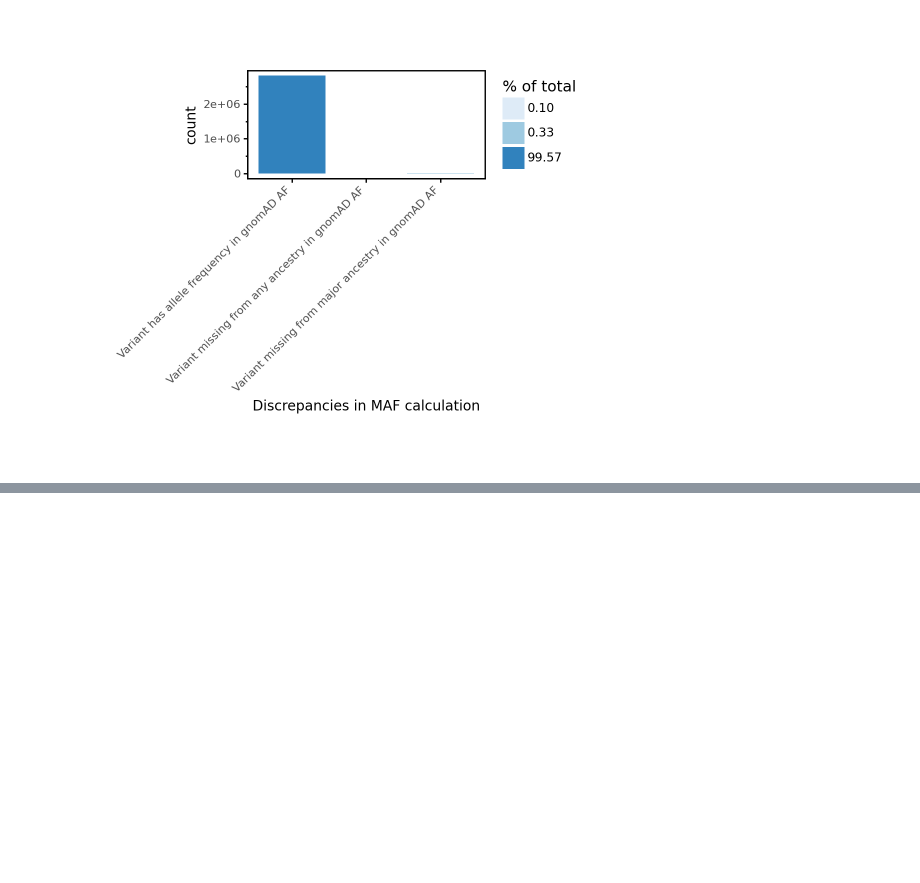
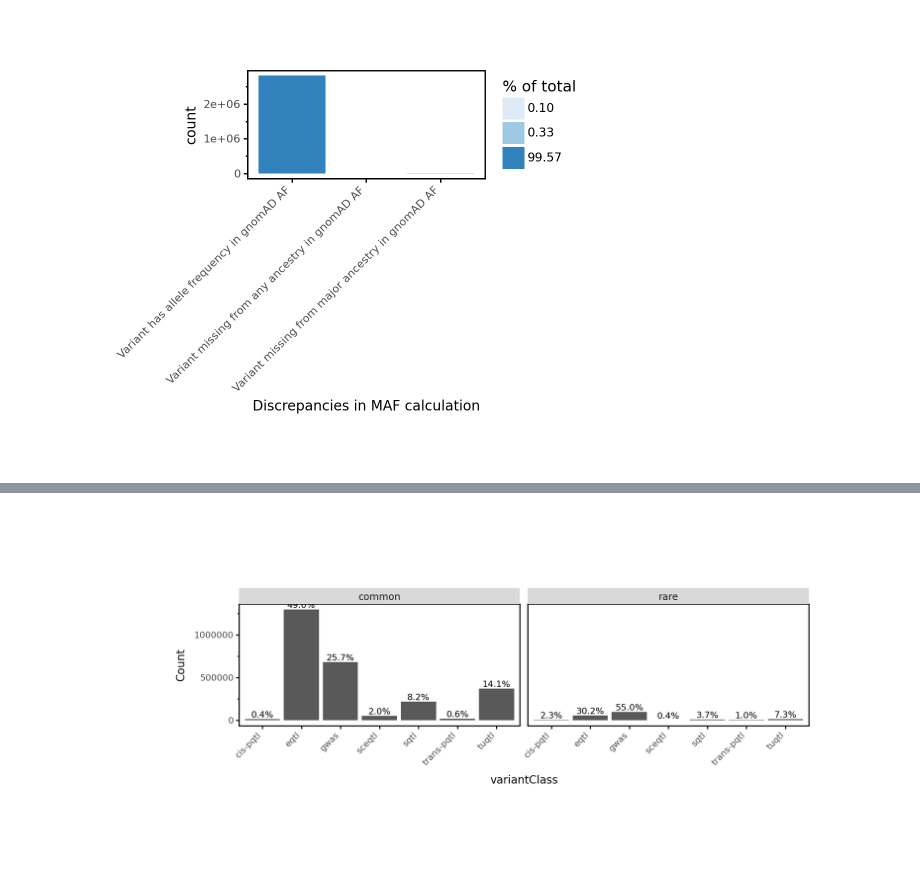
Before and after one commit to opentargets/Gentropy-manuscript, a Jupyter notebook: chapters/in_silico_effect_prediction/01.1_computed_maf_qc.ipynb, the cells around one changed output, grey strips where cells are left out. Cells and saved outputs as stored; diff of their text form; code cells hidden in the pictures; blank space fills up the shorter version.

```diff
--- a/chapters/in_silico_effect_prediction/01.1_computed_maf_qc.ipynb
+++ b/chapters/in_silico_effect_prediction/01.1_computed_maf_qc.ipynb
@@ -73,0 +85,19 @@ plot
+# %%
+# Filter dataset to only include variants with a valid MAF value
+filtered_maf_dataset = dataset_maf.maf_filter()
+
+# Classify the minor allele frequency to common and rare variants
+maf = MinorAlleleFrequency(f.col("majorLdPopulationMaf"))
+maf_classification = MinorAlleleFrequencyClassification.from_maf(maf)
+classified_dataset_maf = (
+    filtered_maf_dataset.df.withColumn(maf_classification.name, maf_classification.col)
+    .select("variantMAFClassification.*", "variantId", "studyStatistics.studyType")
+    .melt(
+        ids=["variantId", "studyType"],
+        values=["common", "rare"],
+        variableColumnName="mafClass",
+        valueColumnName="mafValue",
+    )
+    .filter(f.col("mafValue"))
+    .drop("mafValue")
+)
@@ -73,0 +132,34 @@ plot
+# %%
+data = classified_dataset_maf.toPandas()
+REM = 10
+# This plot works on non-aggregated data, all aggregations are done by plotnine
+plt = (
+    pn.ggplot(data, pn.aes(x="studyType"))
+    + pn.geom_bar()
+    + pn.facet_grid(cols="mafClass")
+    + pn.labs(x="variantClass", y="Count")
+    + pn.scale_fill_brewer()
+    + pn.theme(
+        figure_size=(10, 4.5),  # ~85mm wide
+        axis_title=pn.element_text(size=REM * 1, family="sans-serif"),
+        axis_text=pn.element_text(size=REM * 0.8, family="sans-serif"),
+        axis_text_x=pn.element_text(rotation=45, hjust=1),
+        axis_ticks=pn.element_line(color="black"),
+        axis_line=pn.element_line(color="black"),
+        panel_background=pn.element_rect(fill="white"),
+        panel_border=pn.element_rect(color="black", fill=None),
+        panel_grid=pn.element_blank(),
+        plot_margin=0.1,
+    )
+    + pn.geom_text(
+        pn.aes(label=pn.after_stat("prop*100"), group=1),
+        stat="count",
+        position=pn.position_dodge(width=0.9),
+        size=8,
+        va="bottom",
+        format_string="{:.1f}%",
+    )
+)
+plt
+# %% [output]
+[figure, added]
```
Also changed, not shown: parts of 7 cells of this notebook, 14 other files.
